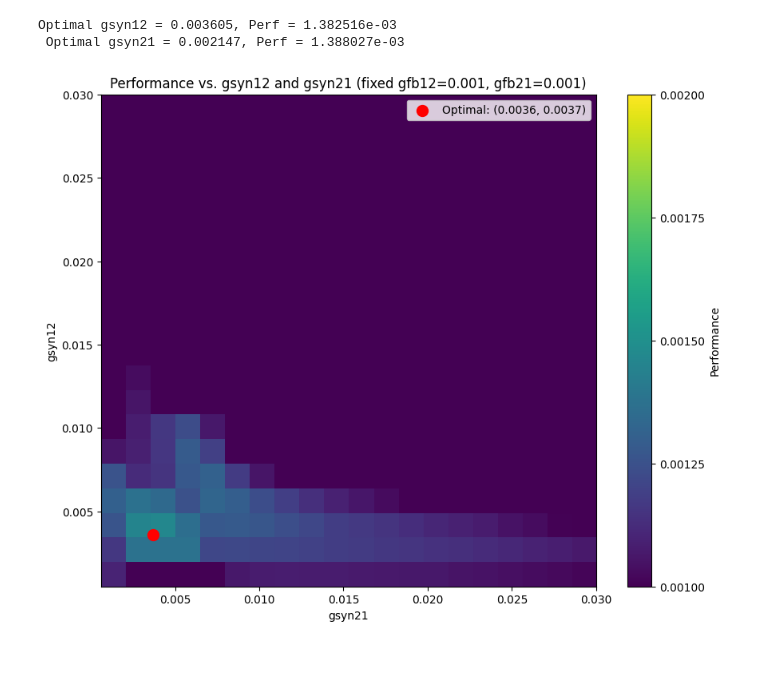
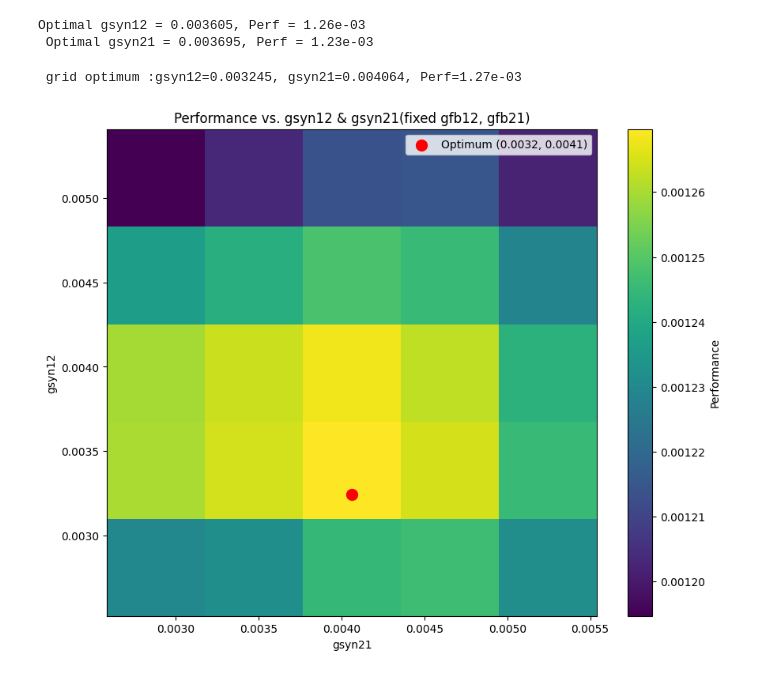
Before and after one commit to shafiulapp/Neuromechanics-with-NEURON, a Jupyter notebook: assymetric.ipynb, the cells around one changed output. Saved outputs shown, nothing was run; the diff lists cells and outputs as text; code cells hidden in the pictures.

```diff
--- a/assymetric.ipynb
+++ b/assymetric.ipynb
@@ -1 +1,9 @@
+# %%
+from neuron import h
+import numpy as np
+import matplotlib.pyplot as plt
+from scipy.signal import find_peaks
+h.load_file('stdrun.hoc')
+T=3055
+simdur =400*T
 # %%
@@ -49,43 +100,51 @@ Baseline performance (symmetric): 1.230801e-03
 gsyn12_vals = np.linspace(0.0005, 0.03, 20)
 perf_gsyn12 = [performance(g, original_gsyn21, original_gfb12, original_gfb21) for g in gsyn12_vals]
 opt_gsyn12 = gsyn12_vals[np.argmax(perf_gsyn12)]
-print(f"Optimal gsyn12 = {opt_gsyn12:.6f}, Perf = {max(perf_gsyn12):.6e}")
+print(f"Optimal gsyn12 = {opt_gsyn12:.6f}, Perf = {max(perf_gsyn12):.2e}")
 gsyn21_vals = np.linspace(0.0006, 0.03, 20)
 perf_gsyn21 = [performance(original_gsyn21,g, original_gfb12, original_gfb21) for g in gsyn21_vals]
 opt_gsyn21 = gsyn21_vals[np.argmax(perf_gsyn21)]
-print(f" Optimal gsyn21 = {opt_gsyn21:.6f}, Perf = {max(perf_gsyn21):.6e}")
+print(f" Optimal gsyn21 = {opt_gsyn21:.6f}, Perf = {max(perf_gsyn21):.2e}")
 # %% [output]
-Optimal gsyn12 = 0.003605, Perf = 1.382516e-03
- Optimal gsyn21 = 0.002147, Perf = 1.388027e-03
+Optimal gsyn12 = 0.003605, Perf = 1.26e-03
+ Optimal gsyn21 = 0.003695, Perf = 1.23e-03
 # %%
-# 2D optimization of gsyn12 and gsyn21
-performance_grid = np.zeros((len(gsyn12_vals), len(gsyn21_vals)))
 
-for i, gs12 in enumerate(gsyn12_vals):
-    for j, gs21 in enumerate(gsyn21_vals):
-        performance_grid[i, j] = performance(gs12, gs21, original_gfb12, original_gfb21)
+gsyn12_range = np.linspace(opt_gsyn12 * 0.7, opt_gsyn12 * 1.5, 5)
+gsyn21_range = np.linspace(opt_gsyn21 * 0.7, opt_gsyn21 * 1.5, 5)
 
-max_perf = np.max(performance_grid)
-opt_idx = np.unravel_index(np.argmax(performance_grid), performance_grid.shape)
-opt_gsyn12 = gsyn12_vals[opt_idx[0]]
-opt_gsyn21 = gsyn21_vals[opt_idx[1]]
+performance_grid = np.zeros((len(gsyn12_range), len(gsyn21_range)))
+for i, gs12 in enumerate(gsyn12_range):
+    for j, gs21 in enumerate(gsyn21_range):
+        performance_grid[i, j] = performance(
+            gs12, gs21, original_gfb12, original_gfb21
+        )
 
+i_opt, j_opt = np.unravel_index(np.argmax(performance_grid), performance_grid.shape)
+opt12, opt21 = gsyn12_range[i_opt], gsyn21_range[j_opt]
+opt_perf = performance_grid[i_opt, j_opt]
+print(f" grid optimum :gsyn12={opt12:.6f}, gsyn21={opt21:.6f}, Perf={opt_perf:.2e}")
+
+# plot
 plt.figure(figsize=(10, 8))
-im = plt.imshow(performance_grid,
-               extent=[gsyn21_vals.min(), gsyn21_vals.max(), gsyn12_vals.min(), gsyn12_vals.max()],
-               origin='lower', cmap='viridis', aspect='auto',
-               vmin=1e-3, vmax=2e-3)  # Explicit color limits
-plt.scatter(opt_gsyn21, opt_gsyn12, color='red', s=100,
-            label=f'Optimal: ({opt_gsyn12:.4f}, {opt_gsyn21:.4f})')
+im = plt.imshow(
+    performance_grid,
+    origin='lower',
+    extent=(gsyn21_range[0], gsyn21_range[-1],
+            gsyn12_range[0], gsyn12_range[-1]),
+    aspect='auto',
+    cmap='viridis'
+)
+plt.scatter(opt21, opt12, color='red', s=100,
+            label=f'Optimum ({opt12:.4f}, {opt21:.4f})')
 cbar = plt.colorbar(im, label='Performance')
-cbar.set_ticks(np.linspace(1e-3, 2e-3, 5))
-
 plt.xlabel('gsyn21')
 plt.ylabel('gsyn12')
-plt.title('Performance vs. gsyn12 and gsyn21 (fixed gfb12=0.001, gfb21=0.001)')
+plt.title('Performance vs. gsyn12 & gsyn21(fixed gfb12, gfb21)')
 plt.legend()
 plt.show()
 # %% [output]
+ grid optimum :gsyn12=0.003245, gsyn21=0.004064, Perf=1.27e-03
-[figure, old version]
+[figure, new version]
 # %%
 
```
Also changed, not shown: parts of 6 cells of this notebook, 1 other file.
